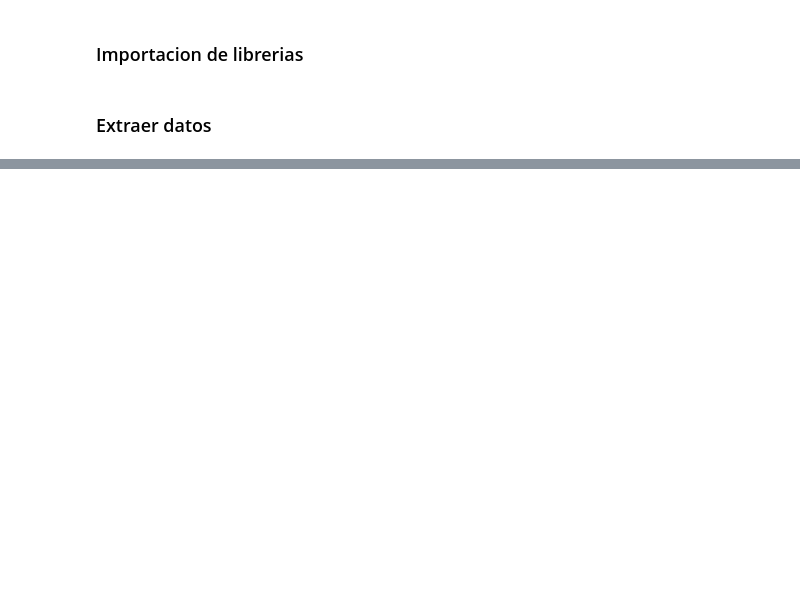
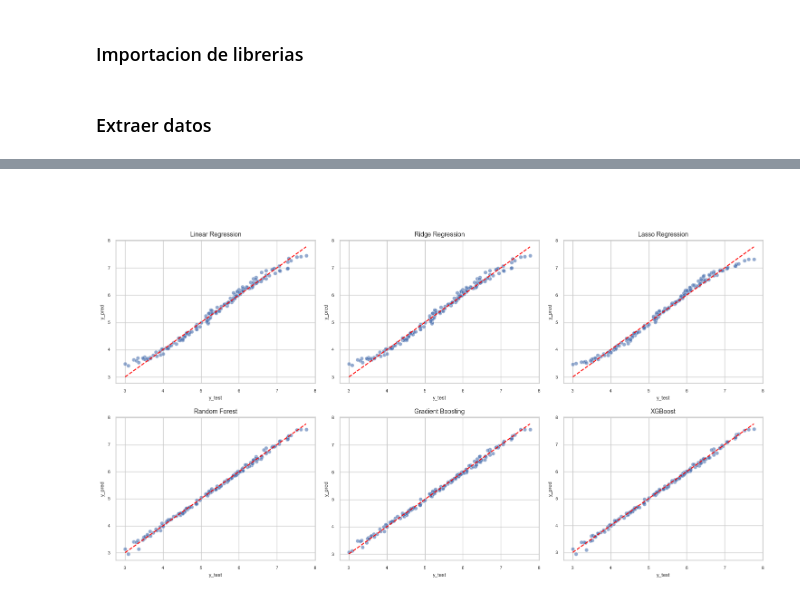
Before and after one commit to Michelburgos/Workshop-3, a Jupyter notebook: notebooks/002-training.ipynb, the cells around one changed output, grey strips where cells are left out. Cells and saved outputs as stored; diff of their text form; code cells hidden in the pictures; blank space fills up the shorter version.

Commit message:
Eda and model training

```diff
--- a/notebooks/002-training.ipynb
+++ b/notebooks/002-training.ipynb
@@ -134 +139,32 @@ Linear Regression      0.9861     0.0020 0.0979 0.1312
  Lasso Regression      0.9841     0.0020 0.1015 0.1325
+# %% [markdown]
+###
+# %%
+import matplotlib.pyplot as plt
+import seaborn as sns
+
+sns.set(style="whitegrid")
+
+fig, axes = plt.subplots(nrows=2, ncols=3, figsize=(15, 8))
+axes = axes.flatten()  # Aplanamos para iterar fácilmente
+
+for i, (name, model) in enumerate(models.items()):
+    model.fit(X_train, y_train)
+    y_pred = model.predict(X_test)
+
+    ax = axes[i]
+    sns.scatterplot(x=y_test, y=y_pred, alpha=0.6, ax=ax)
+    ax.plot([y_test.min(), y_test.max()], [y_test.min(), y_test.max()], color='red', linestyle='--')
+    ax.set_title(name, fontsize=10)
+    ax.set_xlabel("y_test", fontsize=8)
+    ax.set_ylabel("y_pred", fontsize=8)
+    ax.tick_params(labelsize=7)
+
+# Si hay más subplots de los que necesitamos, los apagamos
+for j in range(i+1, len(axes)):
+    fig.delaxes(axes[j])
+
+plt.tight_layout()
+plt.show()
+# %% [output]
+[figure, added]
```
Also changed, not shown: parts of 5 cells of this notebook, 2 other files.
